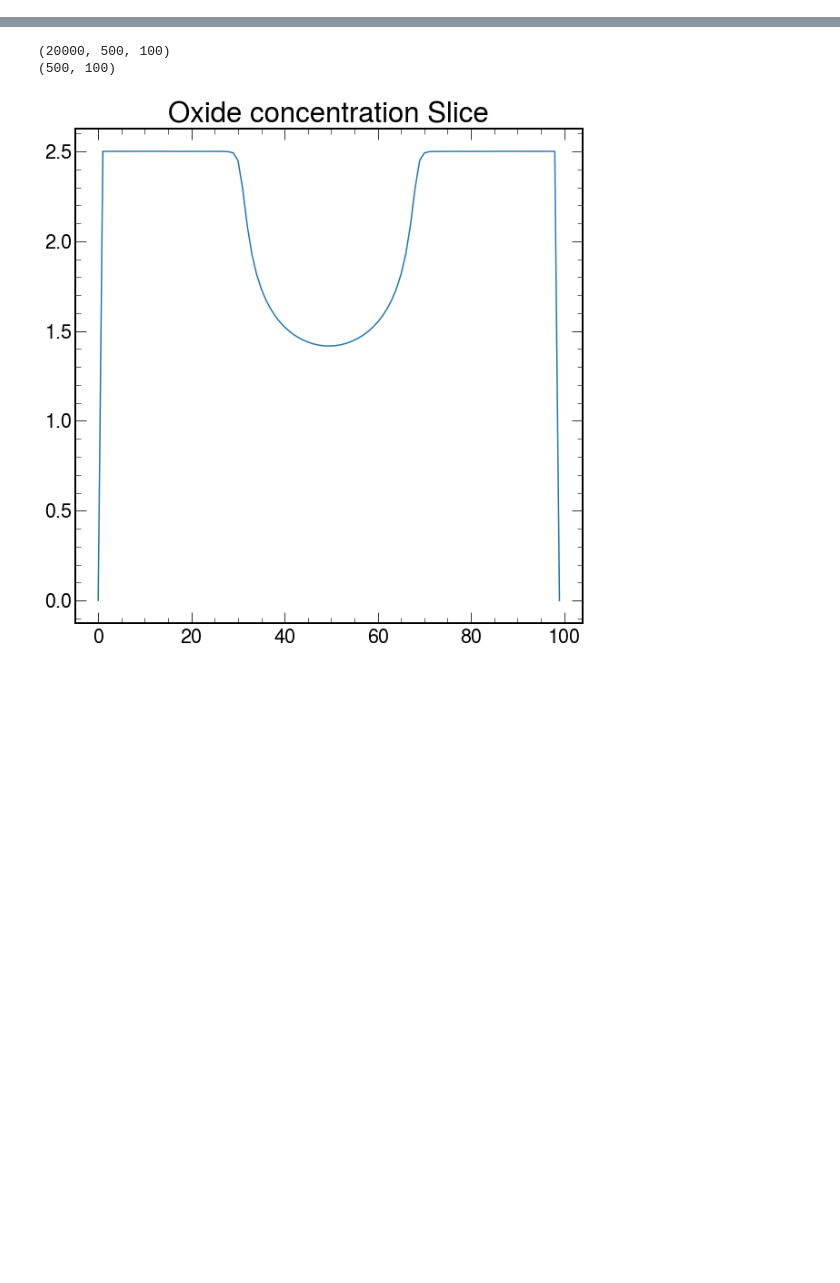
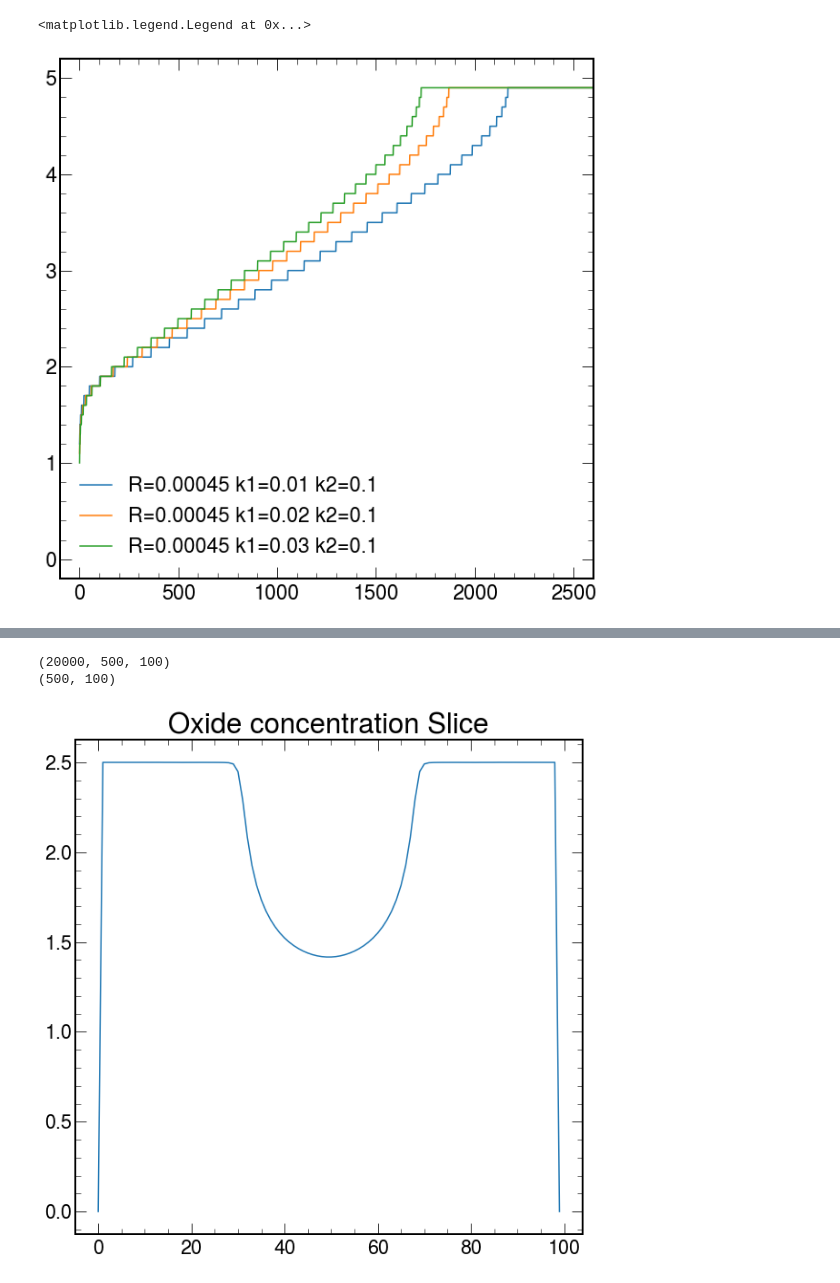
Before and after one commit to chrispap95/3d_Finite_Differences, a Jupyter notebook: RunRadDamage.ipynb, the cells around one changed output, grey strips where cells are left out. Cells and saved outputs as stored; diff of their text form; code cells hidden in the pictures; blank space fills up the shorter version.

```diff
--- a/RunRadDamage.ipynb
+++ b/RunRadDamage.ipynb
@@ -91,0 +110,19 @@ activity = np.reshape(activity,(tDim,yDim,xDim))
+# %%
+D = 0.1
+#R_arr = [0.0003, 0.00045, 0.0006]
+R_arr = [0.00045]
+k1_arr = [0.01, 0.02, 0.03]
+#k1_arr = [0.02]
+#k2_arr = [0.05, 0.1, 0.2]
+k2_arr = [0.1]
+for R, k1, k2 in itertools.product(R_arr, k1_arr, k2_arr):
+    filename = f"D_{D}_R_{R}_k1_{k1}_k2_{k2}".replace('.','p')
+    label=f"R={R} k1={k1} k2={k2}"
+    array = np.load(f'test_{filename}.npy')
+    plt.plot(array, label=label)
+plt.xlim(-100, 2600)
+plt.ylim(-0.2, 5.2)
+plt.legend()
+# %% [output]
+<matplotlib.legend.Legend at 0x...>
+[figure, added]
```
Also changed, not shown: parts of 16 cells of this notebook.
